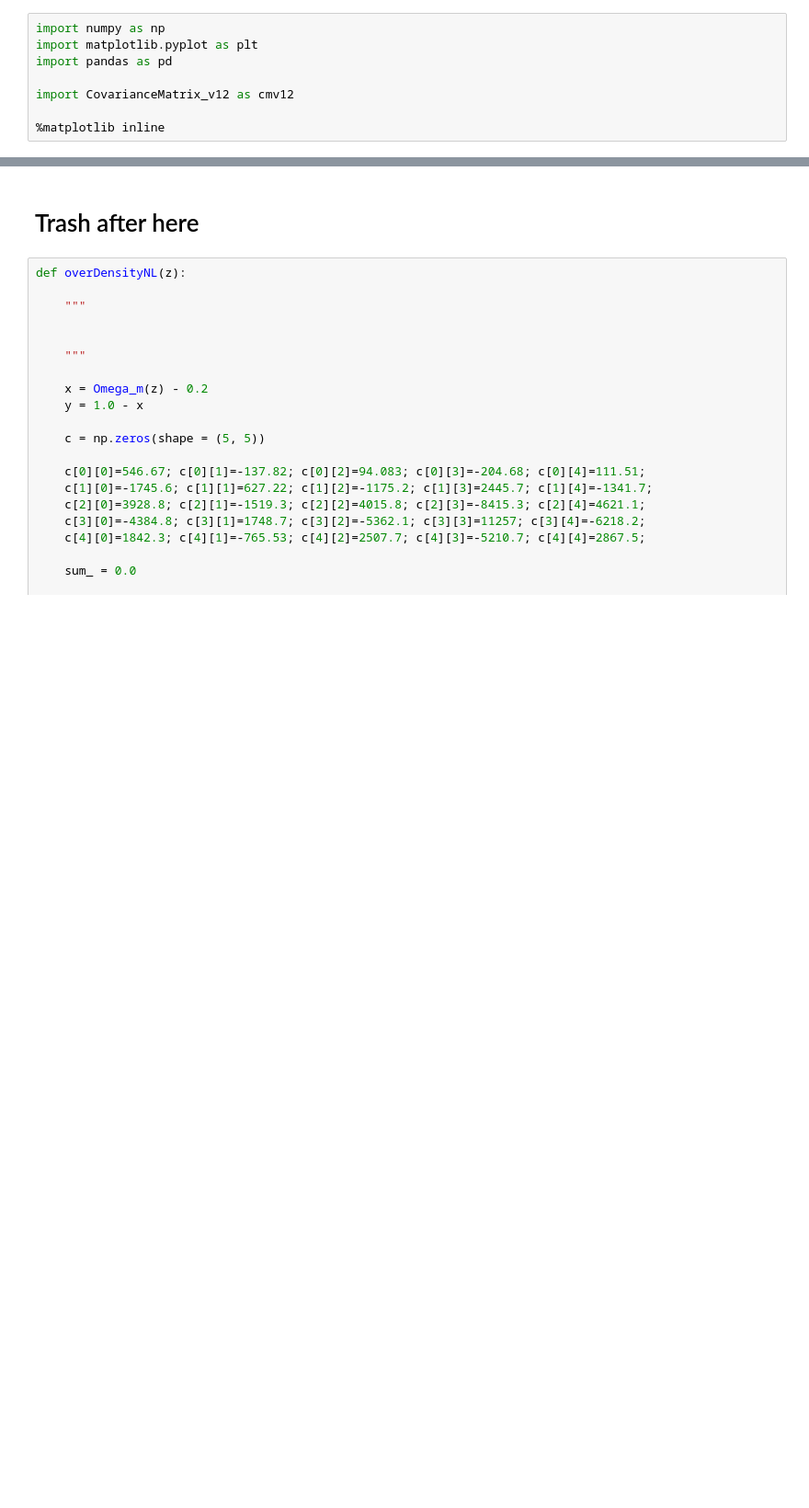
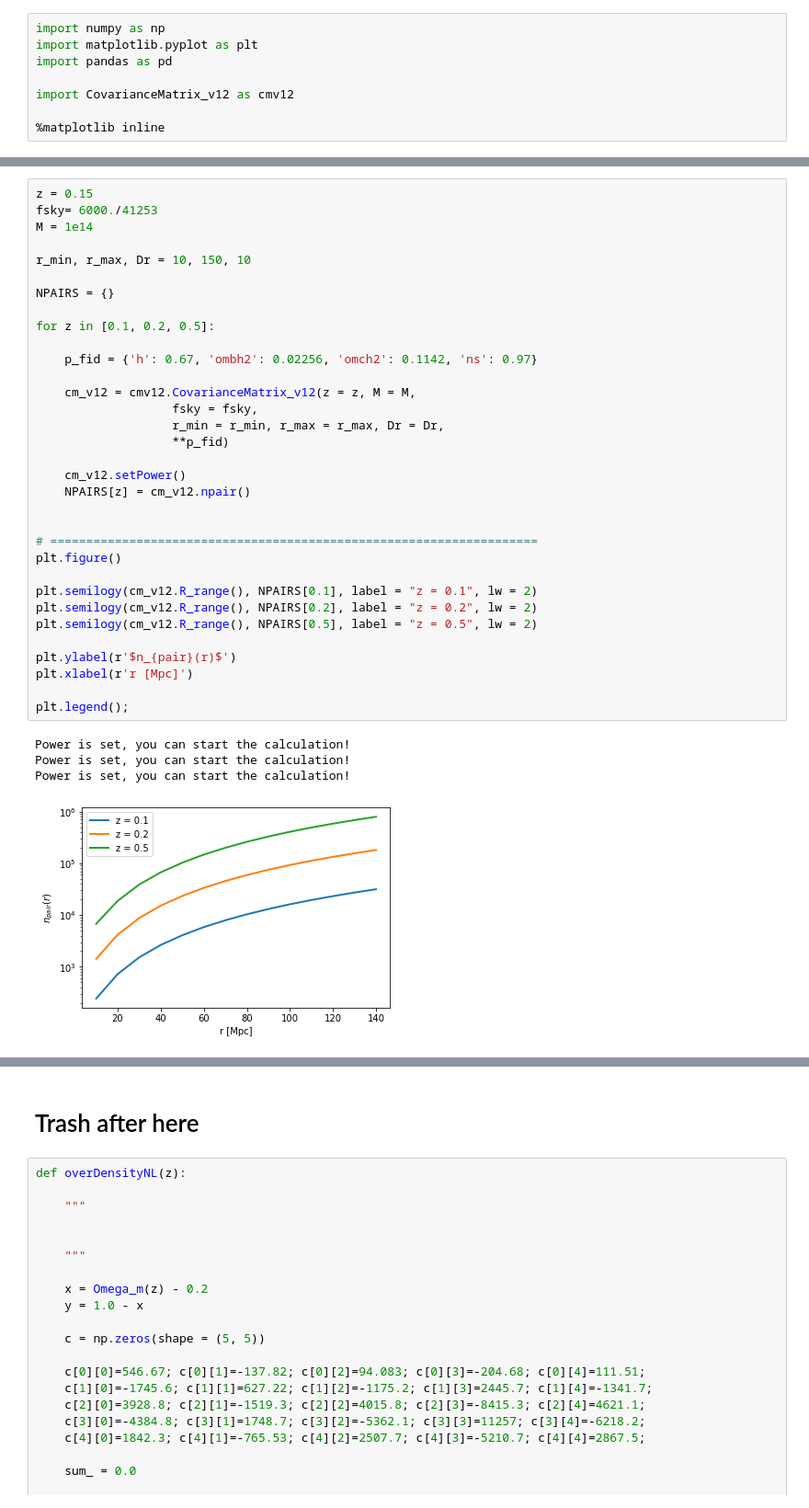
Before and after one commit to NaregM/CovarianceMatrix_pairwiseVelocity, a Jupyter notebook: Covariance_matrix_analysis.ipynb, the cells around one changed output, grey strips where cells are left out. Shown: that part at 92% size. Saved outputs shown, nothing was run; the diff lists cells and outputs as text; blank space fills up the shorter version.

Commit message:
Add files via upload
Added number of pair and measurement error

```diff
--- a/Covariance_matrix_analysis.ipynb
+++ b/Covariance_matrix_analysis.ipynb
@@ -67,0 +72,38 @@ ax2.set_xlabel("r [Mpc]", size = 10);
+# %%
+z = 0.15
+fsky= 6000./41253
+M = 1e14
+
+r_min, r_max, Dr = 10, 150, 10
+
+NPAIRS = {}
+
+for z in [0.1, 0.2, 0.5]:
+
+    p_fid = {'h': 0.67, 'ombh2': 0.02256, 'omch2': 0.1142, 'ns': 0.97}
+
+    cm_v12 = cmv12.CovarianceMatrix_v12(z = z, M = M,
+                   fsky = fsky,
+                   r_min = r_min, r_max = r_max, Dr = Dr,
+                   **p_fid)
+
+    cm_v12.setPower()
+    NPAIRS[z] = cm_v12.npair()
+
+
+# ====================================================================
+plt.figure()
+
+plt.semilogy(cm_v12.R_range(), NPAIRS[0.1], label = "z = 0.1", lw = 2)
+plt.semilogy(cm_v12.R_range(), NPAIRS[0.2], label = "z = 0.2", lw = 2)
+plt.semilogy(cm_v12.R_range(), NPAIRS[0.5], label = "z = 0.5", lw = 2)
+
+plt.ylabel(r'$n_{pair}(r)$')
+plt.xlabel(r'r [Mpc]')
+
+plt.legend();
+# %% [output]
+Power is set, you can start the calculation!
+Power is set, you can start the calculation!
+Power is set, you can start the calculation!
+[figure, added]
```
Also changed, not shown: parts of 9 cells of this notebook, 1 other file.
